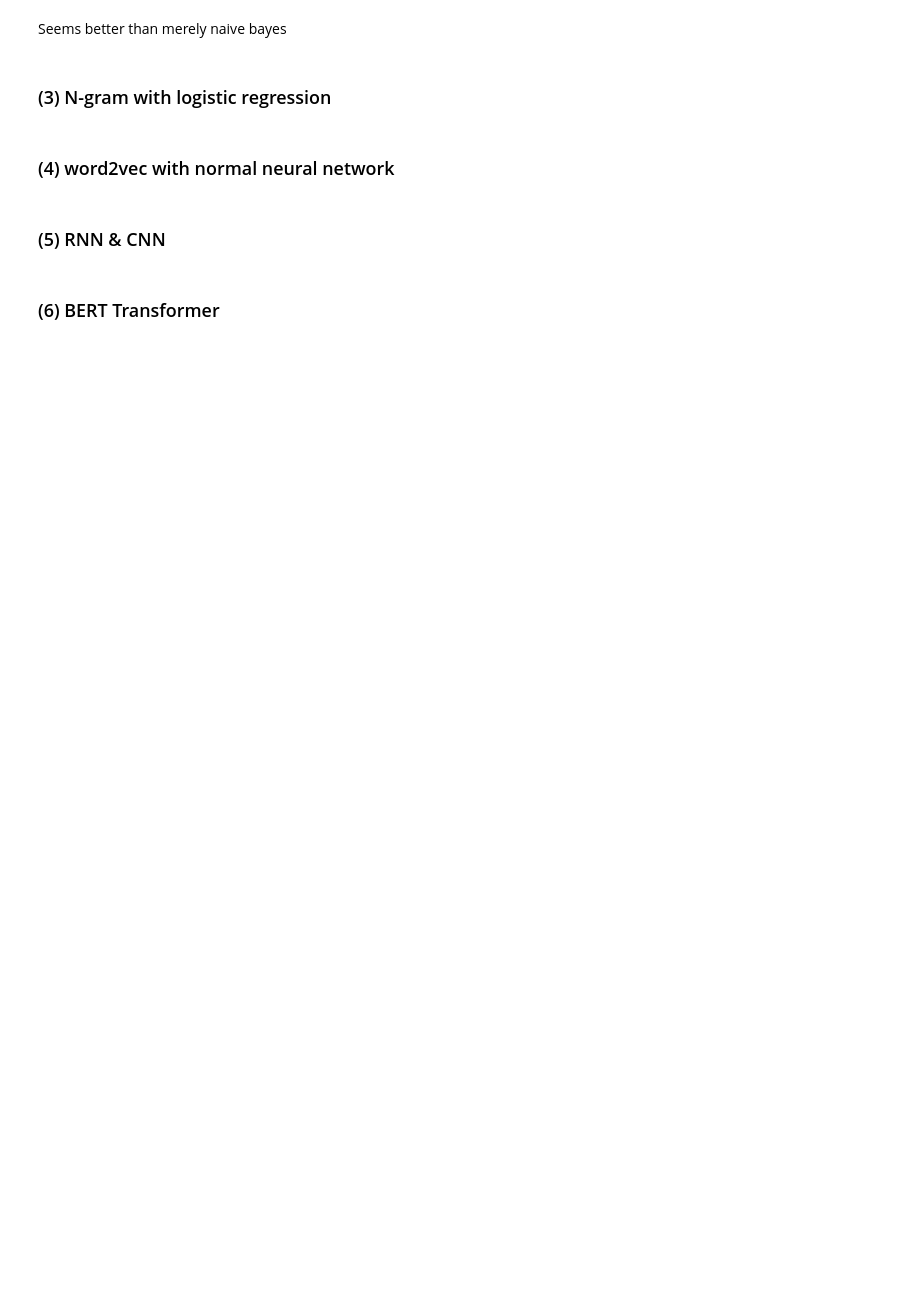
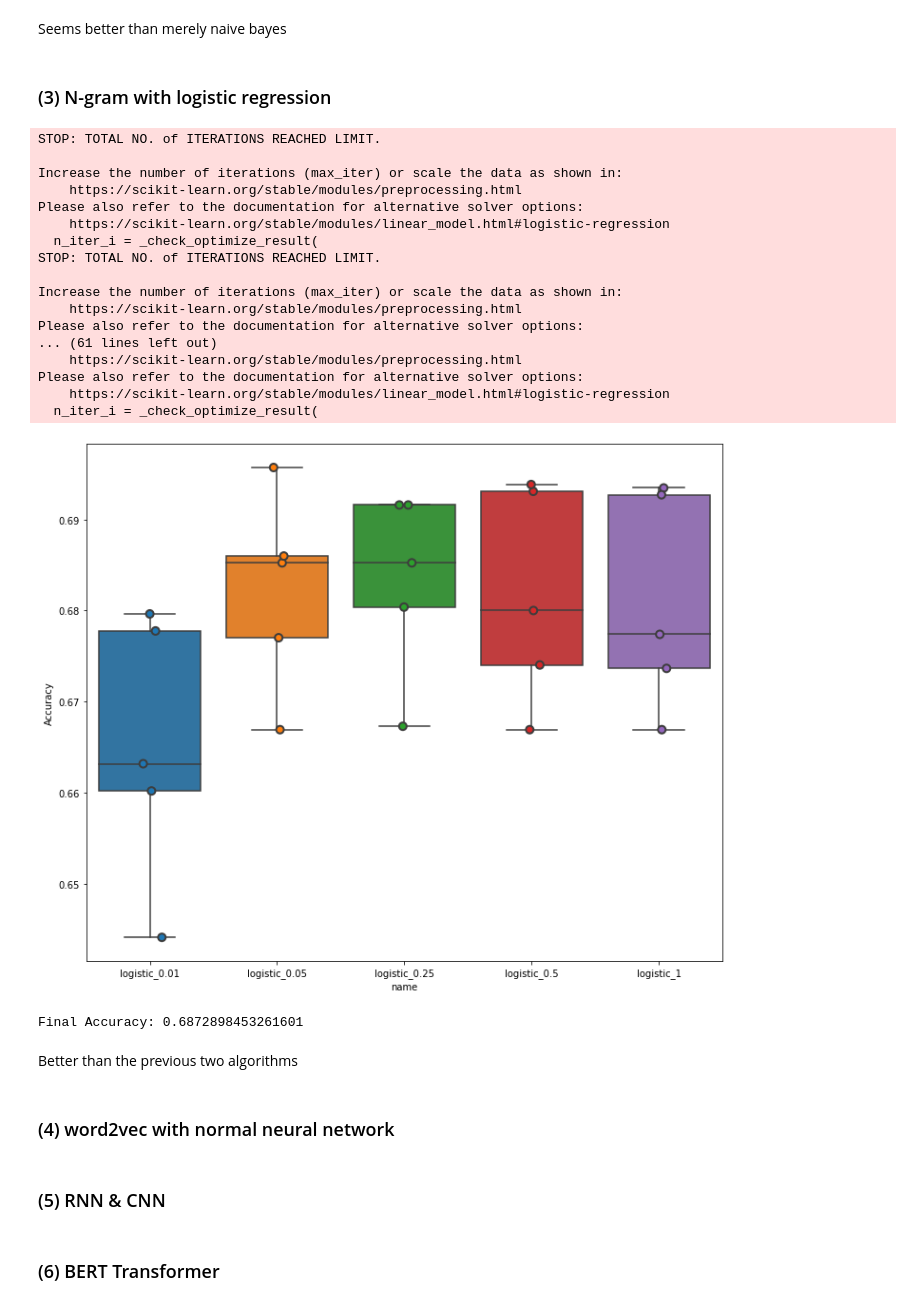
Before and after one commit to SupercarryNg/CouseraReview, a Jupyter notebook: sentiment_analysis.ipynb, the cells around one changed output. Drawn from its saved outputs; the diff is of its cells as text; code cells hidden in the pictures; blank space fills up the shorter version.

Commit message:
Add in ngram with logistic

```diff
--- a/sentiment_analysis.ipynb
+++ b/sentiment_analysis.ipynb
@@ -230,6 +236,61 @@ plt.show()
 Seems better than merely naive bayes
 # %% [markdown]
 ### (3) N-gram with logistic regression
+# %%
+from sklearn.feature_extraction.text import CountVectorizer
+from sklearn.linear_model import LogisticRegression
+
+ngram_vectorizer = CountVectorizer(binary=True, ngram_range=(1, 2))
+ngram_vectorizer.fit(X_train)
+X_train_ngram = ngram_vectorizer.transform(X_train)
+X_test_ngram = ngram_vectorizer.transform(X_test)
+
+Cs = [0.01, 0.05, 0.25, 0.5, 1]
+lr_names = ['logistic_{}'.format(c) for c in Cs]
+models = [LogisticRegression(C=c) for c in Cs]
+
+scores = []
+
+for name, model in zip(lr_names, models):
+    model_name = name
+    model_scores = cross_val_score(estimator=model, X=X_train_ngram,
+                                   y=y_train, cv=5, scoring='accuracy')
+    for fold_idx, score in enumerate(model_scores):
+        scores.append((model_name, fold_idx, score))
+
+cv_df = pd.DataFrame(scores, columns=['name', "fold_idx", "Accuracy"])
+
+fig, ax = plt.subplots(figsize=(12,10))
+sns.boxplot(x='name', y='Accuracy', data=cv_df)
+sns.stripplot(x='name', y='Accuracy', data=cv_df, size=8, jitter=True, edgecolor='gray', linewidth=2)
+plt.show()
+
+final_ngram = LogisticRegression(C=0.25)
+final_ngram.fit(X_train_ngram, y_train)
+print ("Final Accuracy: %s"
+       % accuracy_score(y_test, final_ngram.predict(X_test_ngram)))
+# %% [output]
+STOP: TOTAL NO. of ITERATIONS REACHED LIMIT.
+
+Increase the number of iterations (max_iter) or scale the data as shown in:
+    https://scikit-learn.org/stable/modules/preprocessing.html
+Please also refer to the documentation for alternative solver options:
+    https://scikit-learn.org/stable/modules/linear_model.html#logistic-regression
+  n_iter_i = _check_optimize_result(
+STOP: TOTAL NO. of ITERATIONS REACHED LIMIT.
+
+Increase the number of iterations (max_iter) or scale the data as shown in:
+    https://scikit-learn.org/stable/modules/preprocessing.html
+Please also refer to the documentation for alternative solver options:
+... (61 lines left out)
+    https://scikit-learn.org/stable/modules/preprocessing.html
+Please also refer to the documentation for alternative solver options:
+    https://scikit-learn.org/stable/modules/linear_model.html#logistic-regression
+  n_iter_i = _check_optimize_result(
+[figure, added]
+Final Accuracy: 0.6872898453261601
+# %% [markdown]
+Better than the previous two algorithms
 # %% [markdown]
 ### (4) word2vec with normal neural network
 # %% [markdown]
```
Also changed, not shown: parts of 1 cell of this notebook.
